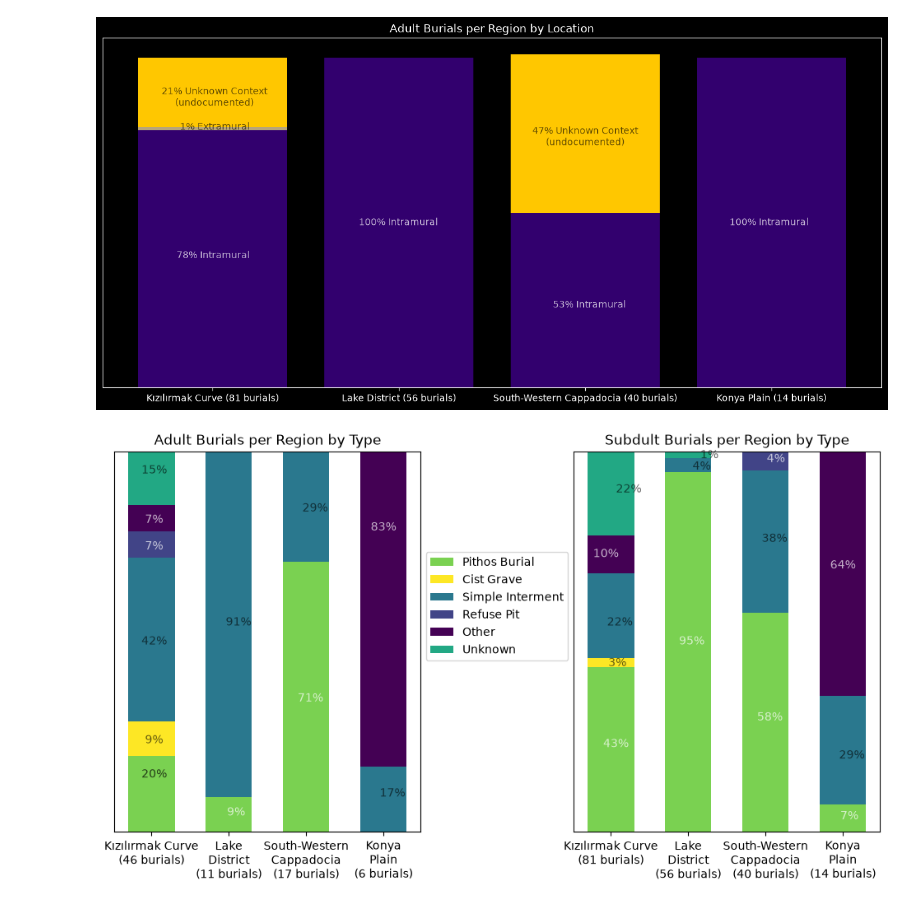
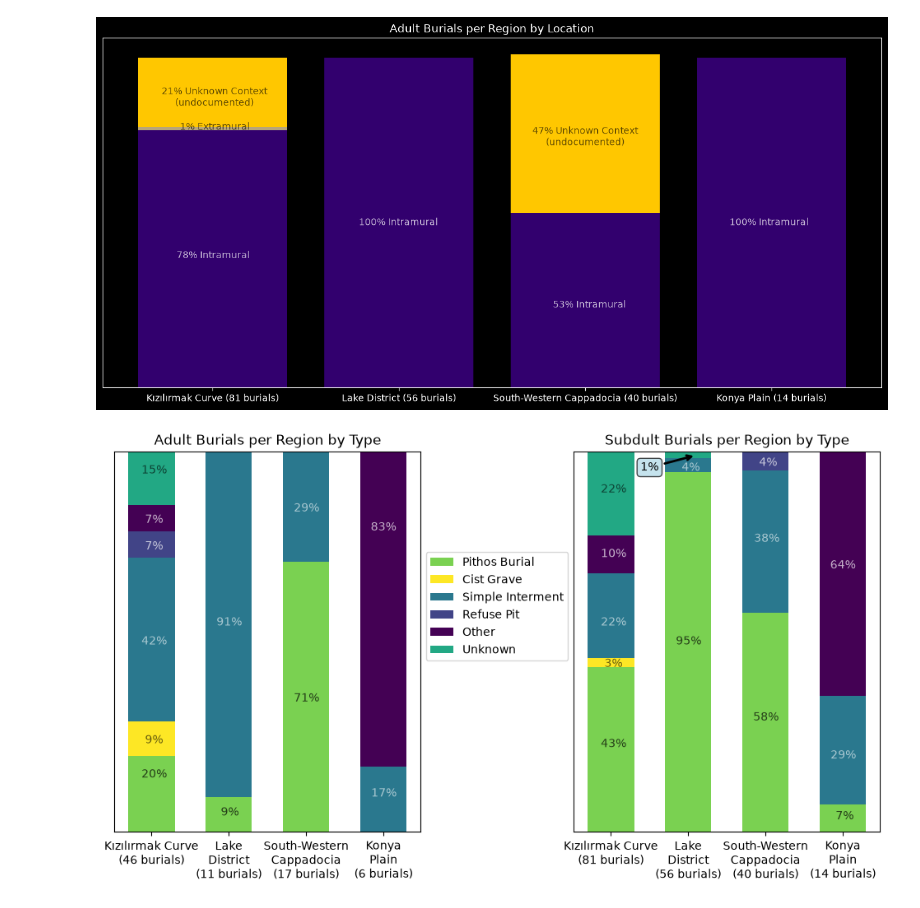
Before and after one commit to Woozerdcaster/archyviz, a Jupyter notebook: notebooks/final_project/FinalProjectTest.ipynb, the cells around one changed output. Drawn from its saved outputs; the diff is of its cells as text; code cells hidden in the pictures.

```diff
--- a/notebooks/final_project/FinalProjectTest.ipynb
+++ b/notebooks/final_project/FinalProjectTest.ipynb
@@ -620,7 +618,7 @@ with plt.style.context('default'):
     ax1.text(0.2,
             0.50,
             '42%',
-            color='black', ha='right', va='center', alpha=0.6)
+            color='white', ha='right', va='center', alpha=0.6)
     ax1.text(0.15,
             0.75,
             '7%',
@@ -635,30 +633,30 @@ with plt.style.context('default'):
             color='black', ha='right', va='center', alpha=0.6)
 
     #Labels Lake District
-    ax1.text(1.21,
+    ax1.text(1.13,
             0.05,
             '9%',
-            color='white', ha='right', va='center', alpha=0.7)
-    ax1.text(1.29,
+            color='black', ha='right', va='center', alpha=0.7)
+    ax1.text(1.17,
             0.55,
             '91%',
-            color='Black', ha='right', va='center', alpha=0.6)
+            color='white', ha='right', va='center', alpha=0.6)
 
     #Labels South-Western Cappadocia
-    ax1.text(2.22,
+    ax1.text(2.17,
             0.35,
             '71%',
-            color='white', ha='right', va='center', alpha=0.7)
-    ax1.text(2.28,
+            color='black', ha='right', va='center', alpha=0.7)
+    ax1.text(2.17,
             0.85,
             '29%',
-            color='black', ha='right', va='center', alpha=0.6)
+            color='white', ha='right', va='center', alpha=0.6)
 
     #Labels Konya Plain
-    ax1.text(3.28,
+    ax1.text(3.17,
             0.10,
             '17%',
-            color='black', ha='right', va='center', alpha=0.6)
+            color='white', ha='right', va='center', alpha=0.6)
     ax1.text(3,
             0.80,
             '83%',
@@ -679,71 +677,82 @@ with plt.style.context('default'):
 
 
     #Labels Kızılırmak Curve
-    ax2.text(0.23,
+    ax2.text(0.2,
             0.23,
             '43%',
-            color='white', ha='right', va='center', alpha=0.7)
-    ax2.text(0.20,
-            0.443,
+            color='black', ha='right', va='center', alpha=0.7)
+    ax2.text(0.15,
+            0.441,
             '3%',
             color='black', ha='right', va='center', alpha=0.6)
-    ax2.text(0.28,
+    ax2.text(0.2,
             0.55,
             '22%',
-            color='black', ha='right', va='center', alpha=0.6)
-    ax2.text(0.10,
+            color='white', ha='right', va='center', alpha=0.6)
+    ax2.text(0.20,
             0.73,
             '10%',
             color='white', ha='right', va='center', alpha=0.7)
-    ax2.text(0.395,
+    ax2.text(0.2,
             0.90,
             '22%',
             color='black', ha='right', va='center', alpha=0.6)
 
     #Labels Lake District
-    ax2.text(1.21,
+    ax2.text(1.17,
             0.50,
             '95%',
-            color='white', ha='right', va='center', alpha=0.7)
-    ax2.text(1.29,
-            0.96,
+            color='black', ha='right', va='center', alpha=0.7)
+    ax2.text(1.15,
+            0.957,
             '4%',
-            color='Black', ha='right', va='center', alpha=0.6)
-    ax2.text(1.39, 0.99,
-            '1%',
-            color='Black', ha='right', va='center', alpha=0.6)
+            color='White', ha='right', va='center', alpha=0.6)
+    ax2.annotate('1%',
+            xy= (1.1, 0.99),
+            xytext= (.5,.95),
+            size=10,
+            ha= 'center',
+            arrowprops=dict(arrowstyle='->', color='black', lw=2),
+            bbox=dict(boxstyle='round', facecolor='lightblue', alpha=0.7))
+    #ax2.text(1.15, 0.99,
+            #'1%',
+            #color='Black', ha='right', va='center', alpha=0.6)
+
+
 
     #Labels South-Western Cappadocia
-    ax2.text(2.22,
+    ax2.text(2.17,
             0.30,
             '58%',
-            color='white', ha='right', va='center', alpha=0.7)
-    ax2.text(2.28,
+            color='black', ha='right', va='center', alpha=0.7)
+    ax2.text(2.18,
             0.77,
             '38%',
-            color='black', ha='right', va='center', alpha=0.6)
-    ax2.text(2.25,
-            0.98,
+            color='white', ha='right', va='center', alpha=0.6)
+    ax2.text(2.15,
+            0.97,
             '4%',
             color='white', ha='right', va='center', alpha=0.7)
 
     #Labels Konya Plain
-    ax2.text(3.20,
+    ax2.text(3.14,
             0.04,
             '7%',
-            color='white', ha='right', va='center', alpha=0.7)
-    ax2.text(3.28,
+            color='black', ha='right', va='center', alpha=0.7)
+    ax2.text(3.17,
             0.20,
             '29%',
-            color='black', ha='right', va='center', alpha=0.6)
+            color='white', ha='right', va='center', alpha=0.6)
     ax2.text(3,
             0.70,
             '64%',
             color='white', ha='center', va='center', alpha=0.7)
 
     #fig.tight_layout()
+    plt.savefig('comparison-by-type.png', dpi=300, bbox_inches='tight', transparent=True)
+
     plt.subplots_adjust(wspace=0.5, hspace=0.5)
     ax1.tick_params(axis='x', labelsize=10)
     plt.show()
 # %% [output]
-[figure, old version]
+[figure, new version]
```
Also changed, not shown: parts of 2 cells of this notebook.
